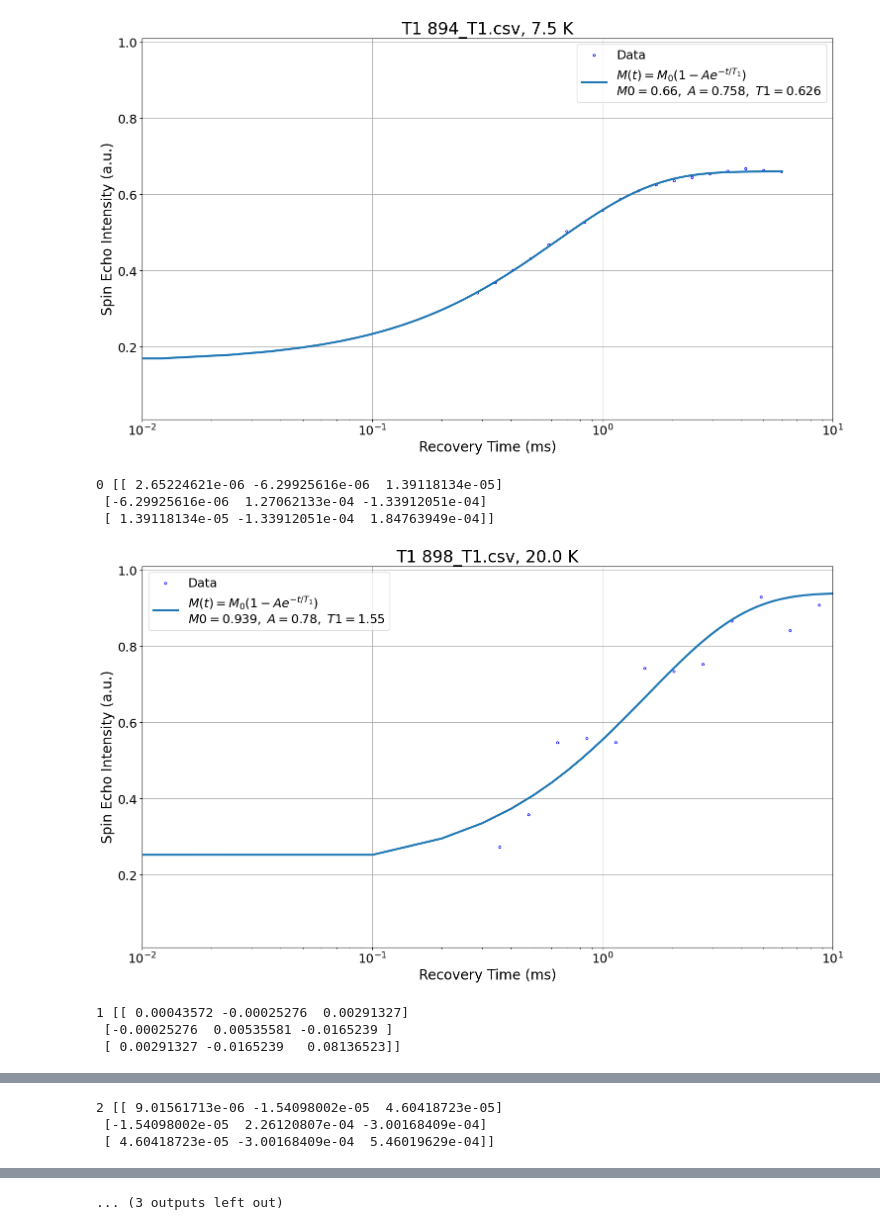
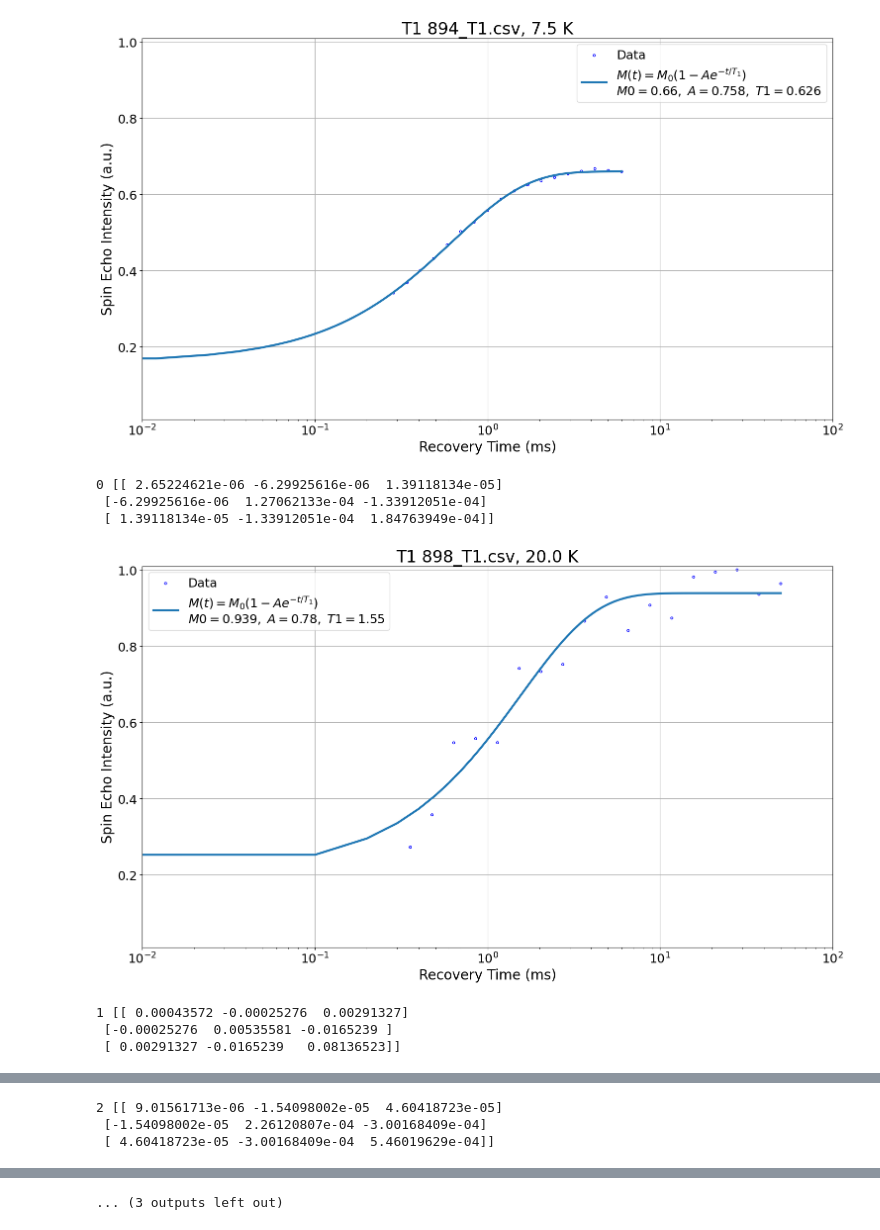
Before and after one commit to Brogan8813/strain-cell, a Jupyter notebook: NMR/RuCl3_Data_analysis/T1_plotting.ipynb, the cells around one changed output, grey strips where cells are left out. Saved outputs shown, nothing was run; the diff lists cells and outputs as text; code cells hidden in the pictures.

```diff
--- a/NMR/RuCl3_Data_analysis/T1_plotting.ipynb
+++ b/NMR/RuCl3_Data_analysis/T1_plotting.ipynb
@@ -238,6 +252,16 @@ T1_values = []
 #Second temperatures measured December 2025
 temperature = np.array([7.5, 20, 8.5, 9.5, 10.5, 9,8])
 
+#Excluding the 20K value
+#temperature = np.array([7.5, 8.5, 9.5, 10.5, 9,8])
+
+#SAVING PLOT TOGGLE
+save_next_plot_active_T1 = True
+#Uni:
+# save_folder = "C:
+#Laptop:
+save_folder = "C:/Users/thoma/Documents/Physics_Work/Python Scripts/strain-cell/Plotted Figures/NQR/"
+
 for i, df in enumerate(dfs):
     popt, pcov = plot_data(
         df, 0, 1,
@@ -245,7 +269,7 @@ for i, df in enumerate(dfs):
         x_label="Recovery Time (ms)",
         y_label="Spin Echo Intensity (a.u.)",
         model=T1_model,
-        xlimits=(0.01, 10),
+        xlimits=(0.01, 100),
         ylimits=(0.01, 1.01)
     )
     print(f"{i} {pcov}")
@@ -266,39 +290,42 @@ inv_T1 = 1 / T1_s
 
 
 
-# --- Plot T1 vs Temperature ---
+# --- Plot 1/T1 vs Temperature ---
+
 plt.figure(figsize=(10, 6))
 plt.scatter(temperature, inv_T1, marker='o', linestyle='-', label='T₁')
 
 plt.xlabel("Temperature (K)", fontsize=18)
 plt.ylabel(r"$1/T_1$ (s$^{-1}$)", fontsize=18)
 plt.title("1/T₁ vs Temperature", fontsize=20)
 
 plt.xscale('log')
 #plt.yscale('log')
 plt.xlim(5,100)
 plt.ylim(1e2,2e3)
 plt.vlines(x=7.38,ymin=1e2,ymax=1e10, color='r', linestyle='--', label='T_N = 7.38 K')
 # Major ticks
 plt.xticks(fontsize=14)
 plt.yticks(fontsize=14)
 
 # Enable minor ticks
 plt.minorticks_on()
 
 # Grid on both major and minor ticks
 plt.grid(which='both', linestyle='--', linewidth=0.5)
 
 plt.grid(True)
 plt.legend(fontsize=14)
 plt.tight_layout()
 plt.show()
+#SAVING PLOT TOGGLE
+save_next_plot_active_invT1s = False
 # %% [output]
-[figure, old version]
+[figure, new version]
 0 [[ 2.65224621e-06 -6.29925616e-06  1.39118134e-05]
  [-6.29925616e-06  1.27062133e-04 -1.33912051e-04]
  [ 1.39118134e-05 -1.33912051e-04  1.84763949e-04]]
-[figure, old version]
+[figure, new version]
 1 [[ 0.00043572 -0.00025276  0.00291327]
  [-0.00025276  0.00535581 -0.0165239 ]
  [ 0.00291327 -0.0165239   0.08136523]]
```
Also changed, not shown: parts of 4 cells of this notebook, 4 other files.
